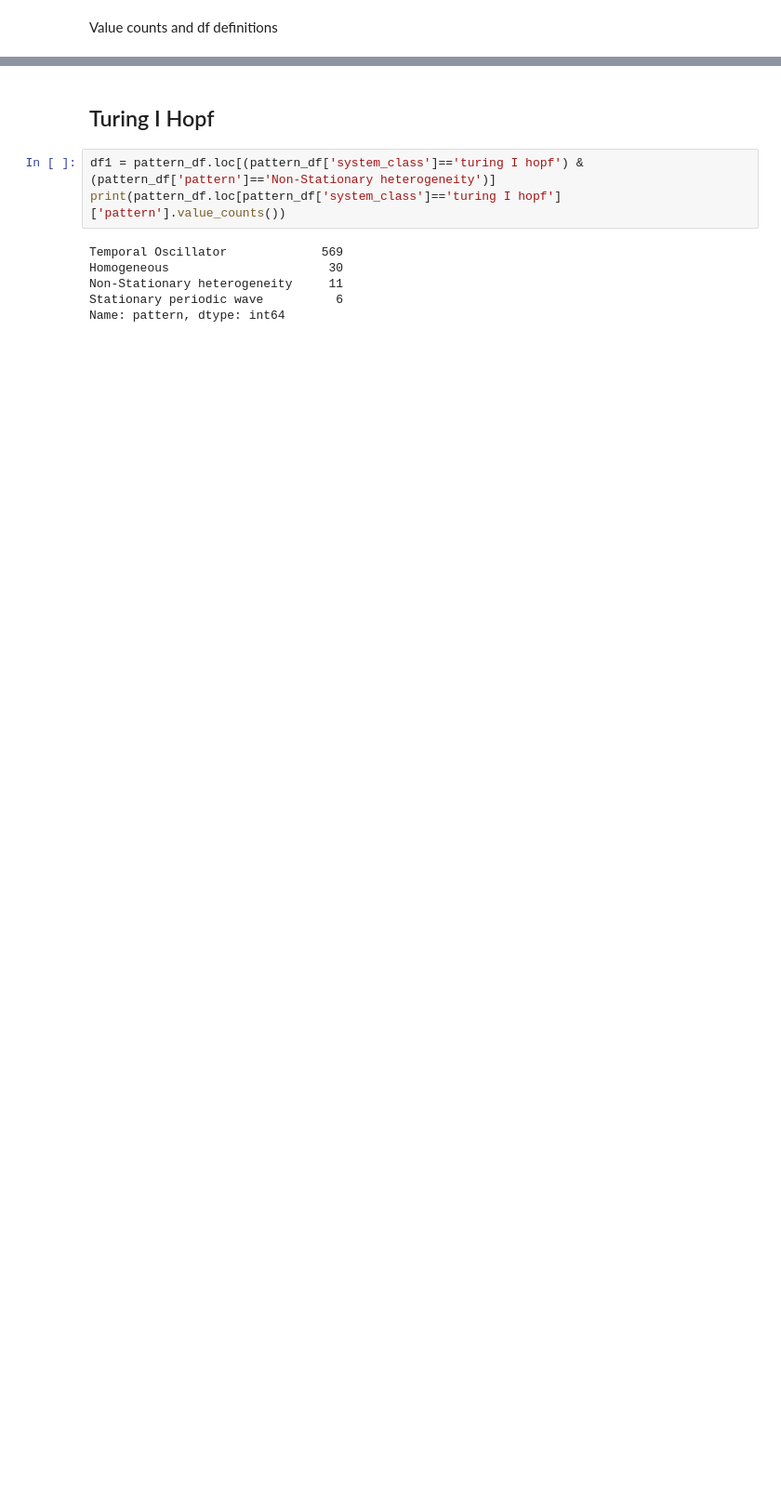
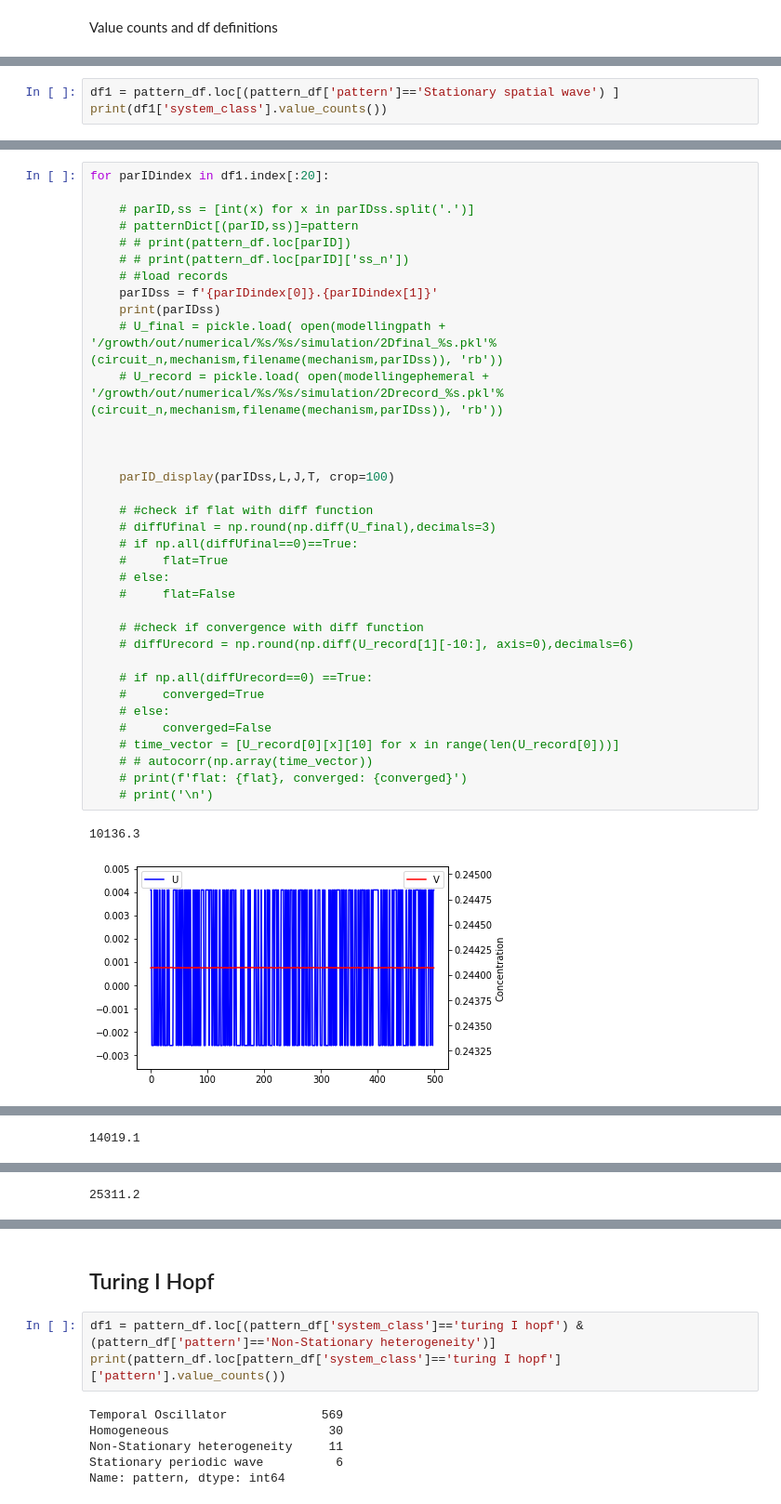
Before and after one commit to martinaoliver/modelling, a Jupyter notebook: growth/src/patternAnalysis/patternClassification.ipynb, the cells around one changed output, grey strips where cells are left out. Shown at 93% size. Drawn from its saved outputs; the diff is of its cells as text; blank space fills up the shorter version.

Commit message:
memory errors in multithread, pattern classification ready but getting errors with negative numbers

```diff
--- a/growth/src/patternAnalysis/patternClassification.ipynb
+++ b/growth/src/patternAnalysis/patternClassification.ipynb
@@ -104,0 +113,3 @@ Name: system_class, dtype: int64
+# %%
+df1 = pattern_df.loc[(pattern_df['pattern']=='Stationary spatial wave') ]
+print(df1['system_class'].value_counts())
@@ -104,0 +122,38 @@ Name: system_class, dtype: int64
+# %%
+for parIDindex in df1.index[:20]:
+
+    # parID,ss = [int(x) for x in parIDss.split('.')]
+    # patternDict[(parID,ss)]=pattern
+    # # print(pattern_df.loc[parID])
+    # # print(pattern_df.loc[parID]['ss_n'])
+    # #load records
+    parIDss = f'{parIDindex[0]}.{parIDindex[1]}'
+    print(parIDss)
+    # U_final = pickle.load( open(modellingpath + '/growth/out/numerical/%s/%s/simulation/2Dfinal_%s.pkl'%(circuit_n,mechanism,filename(mechanism,parIDss)), 'rb'))
+    # U_record = pickle.load( open(modellingephemeral + '/growth/out/numerical/%s/%s/simulation/2Drecord_%s.pkl'%(circuit_n,mechanism,filename(mechanism,parIDss)), 'rb'))
+
+
+
+    parID_display(parIDss,L,J,T, crop=100)
+
+    # #check if flat with diff function
+    # diffUfinal = np.round(np.diff(U_final),decimals=3)
+    # if np.all(diffUfinal==0)==True:
+    #     flat=True
+    # else:
+    #     flat=False
+
+    # #check if convergence with diff function
+    # diffUrecord = np.round(np.diff(U_record[1][-10:], axis=0),decimals=6)
+
+    # if np.all(diffUrecord==0) ==True:
+    #     converged=True
+    # else:
+    #     converged=False
+    # time_vector = [U_record[0][x][10] for x in range(len(U_record[0]))]
+    # # autocorr(np.array(time_vector))
+    # print(f'flat: {flat}, converged: {converged}')
+    # print('\n')
+# %% [output]
+10136.3
+[figure, added]
@@ -104,0 +161 @@ Name: system_class, dtype: int64
+14019.1
@@ -104,0 +164 @@ Name: system_class, dtype: int64
+25311.2
```
Also changed, not shown: parts of 6 cells of this notebook, 3 other files.
